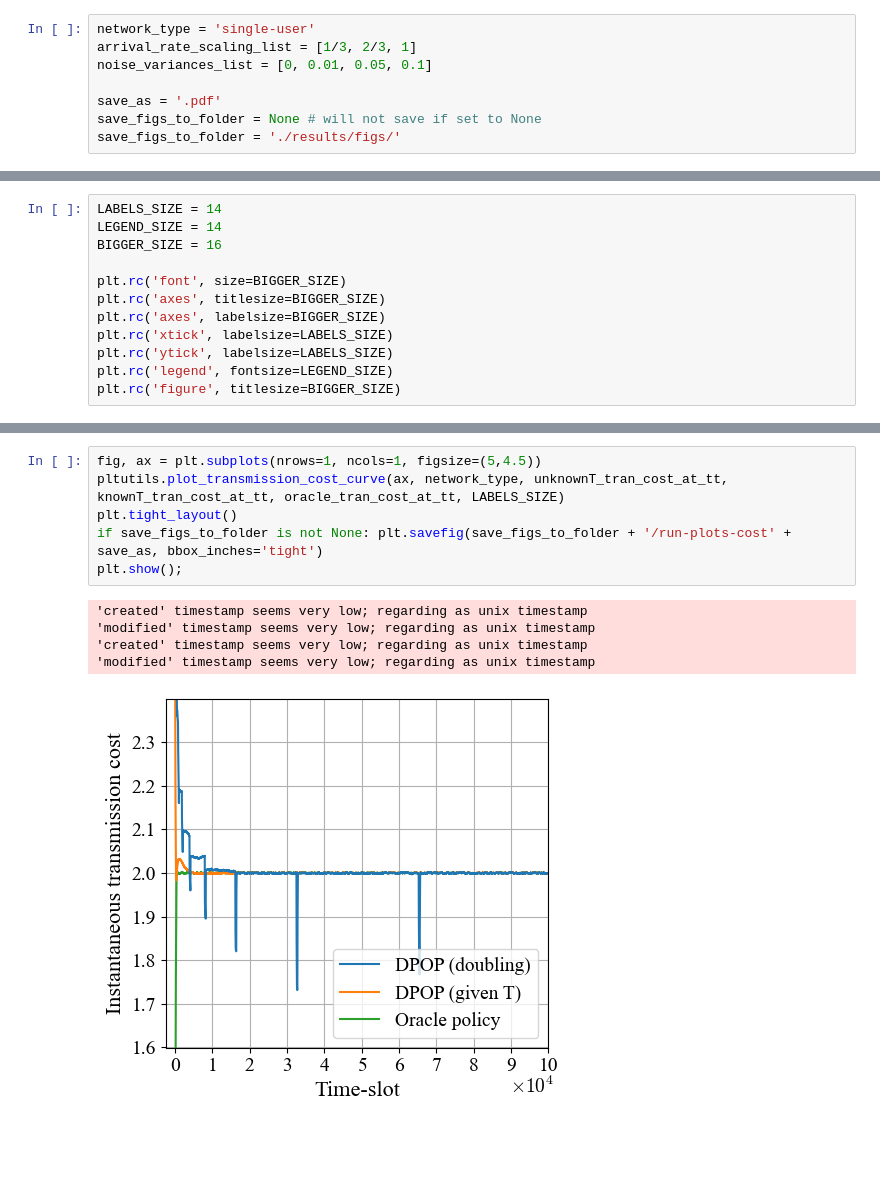
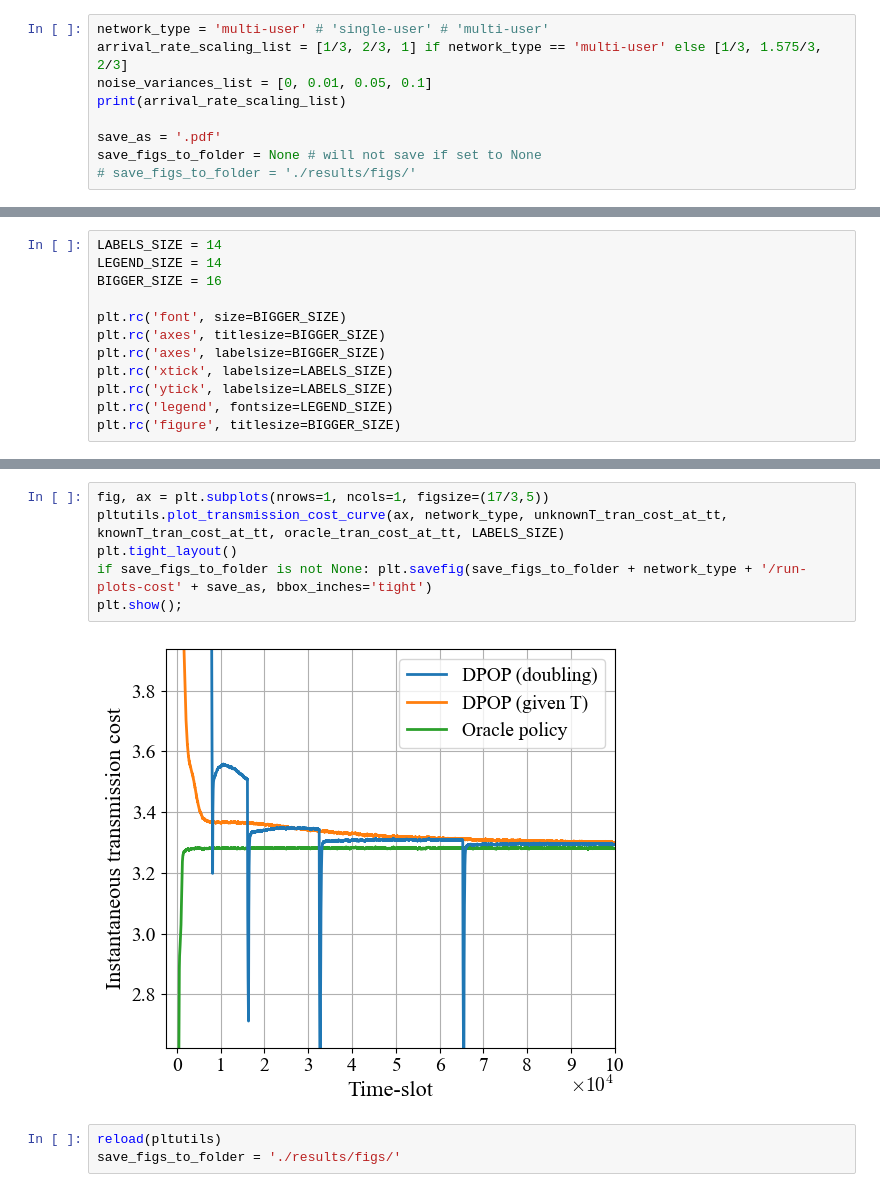
Before and after one commit to SathwikChadaga/Optimistic-DPP-Improved-Regret, a Jupyter notebook: plot_results.ipynb, the cells around one changed output, grey strips where cells are left out. Cells and saved outputs as stored; diff of their text form; blank space fills up the shorter version.

```diff
--- a/plot_results.ipynb
+++ b/plot_results.ipynb
@@ -21,10 +21,11 @@ plt.rcParams['ps.fonttype'] = 42
 # %% [markdown]
 # Parameter Choice
 # %%
-network_type = 'single-user'
-arrival_rate_scaling_list = [1/3, 2/3, 1]
+network_type = 'multi-user' # 'single-user' # 'multi-user'
+arrival_rate_scaling_list = [1/3, 2/3, 1] if network_type == 'multi-user' else [1/3, 1.575/3, 2/3]
 noise_variances_list = [0, 0.01, 0.05, 0.1]
+print(arrival_rate_scaling_list)
 
 save_as = '.pdf'
 save_figs_to_folder = None # will not save if set to None
-save_figs_to_folder = './results/figs/'
+# save_figs_to_folder = './results/figs/'
@@ -185,12 +152,11 @@ plt.show();
 # %%
-fig, ax = plt.subplots(nrows=1, ncols=1, figsize=(5,4.5))
+fig, ax = plt.subplots(nrows=1, ncols=1, figsize=(17/3,5))
 pltutils.plot_transmission_cost_curve(ax, network_type, unknownT_tran_cost_at_tt, knownT_tran_cost_at_tt, oracle_tran_cost_at_tt, LABELS_SIZE)
 plt.tight_layout()
-if save_figs_to_folder is not None: plt.savefig(save_figs_to_folder + '/run-plots-cost' + save_as, bbox_inches='tight')
+if save_figs_to_folder is not None: plt.savefig(save_figs_to_folder + network_type + '/run-plots-cost' + save_as, bbox_inches='tight')
 plt.show();
 # %% [output]
-'created' timestamp seems very low; regarding as unix timestamp
-'modified' timestamp seems very low; regarding as unix timestamp
-'created' timestamp seems very low; regarding as unix timestamp
-'modified' timestamp seems very low; regarding as unix timestamp
-[figure, old version]
+[figure, new version]
+# %%
+reload(pltutils)
+save_figs_to_folder = './results/figs/'
```
Also changed, not shown: parts of 13 cells of this notebook, 4 other files.
